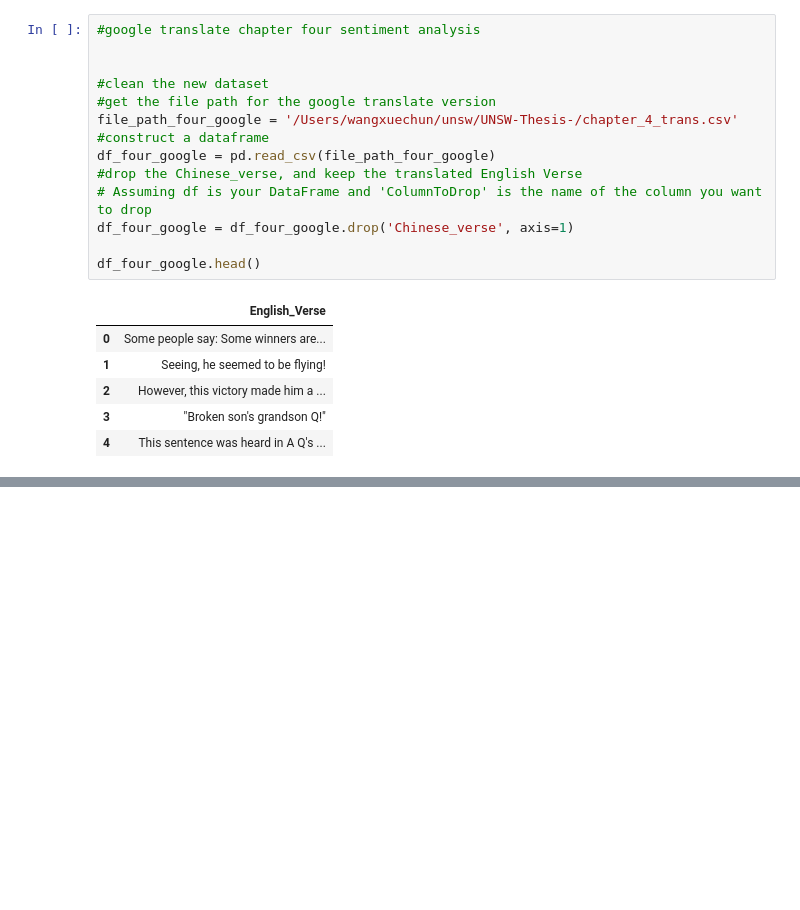
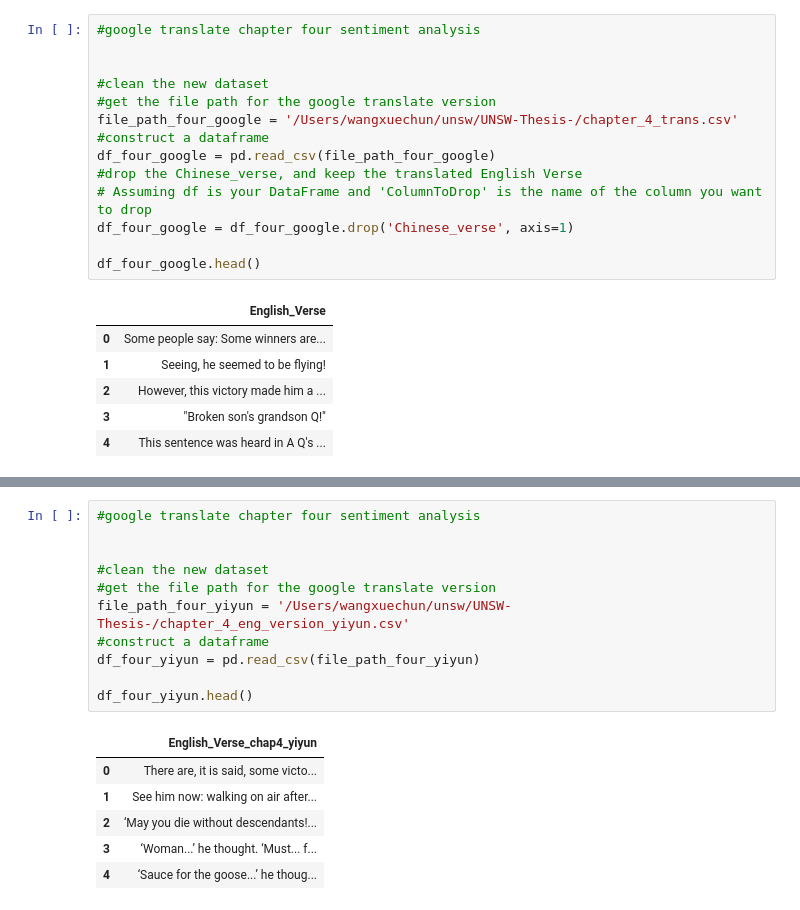
Before and after one commit to sydney-machine-learning/translationanalysis-Mandarin, a Jupyter notebook: sentiment_analysis.ipynb, the cells around one changed output, grey strips where cells are left out. Drawn from its saved outputs; the diff is of its cells as text; blank space fills up the shorter version.

```diff
--- a/sentiment_analysis.ipynb
+++ b/sentiment_analysis.ipynb
@@ -508,0 +509,18 @@ else:
+# %%
+#google translate chapter four sentiment analysis
+
+
+#clean the new dataset
+#get the file path for the google translate version
+file_path_four_yiyun = '/Users/wangxuechun/unsw/UNSW-Thesis-/chapter_4_eng_version_yiyun.csv'
+#construct a dataframe
+df_four_yiyun = pd.read_csv(file_path_four_yiyun)
+
+df_four_yiyun.head()
+# %% [output]
+|  | English_Verse_chap4_yiyun |
+| 0 | There are, it is said, some victo... |
+| 1 | See him now: walking on air after... |
+| 2 | ‘May you die without descendants!... |
+| 3 | ‘Woman...’ he thought. ‘Must... f... |
+| 4 | ‘Sauce for the goose...’ he thoug... |
```
Also changed, not shown: parts of 8 cells of this notebook, 1 other file.
